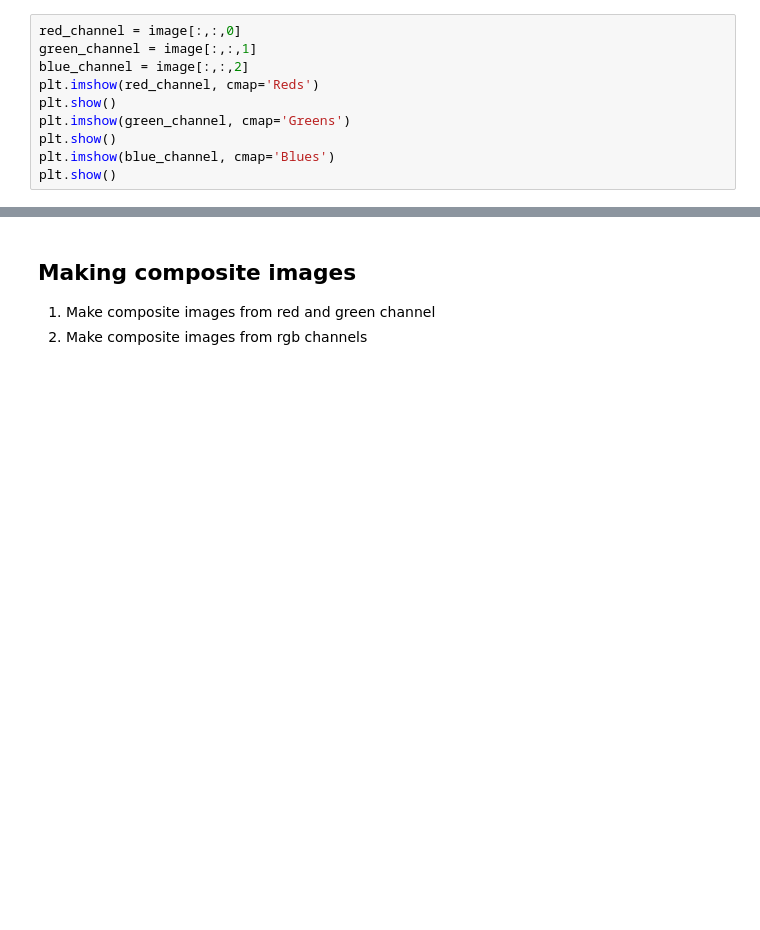
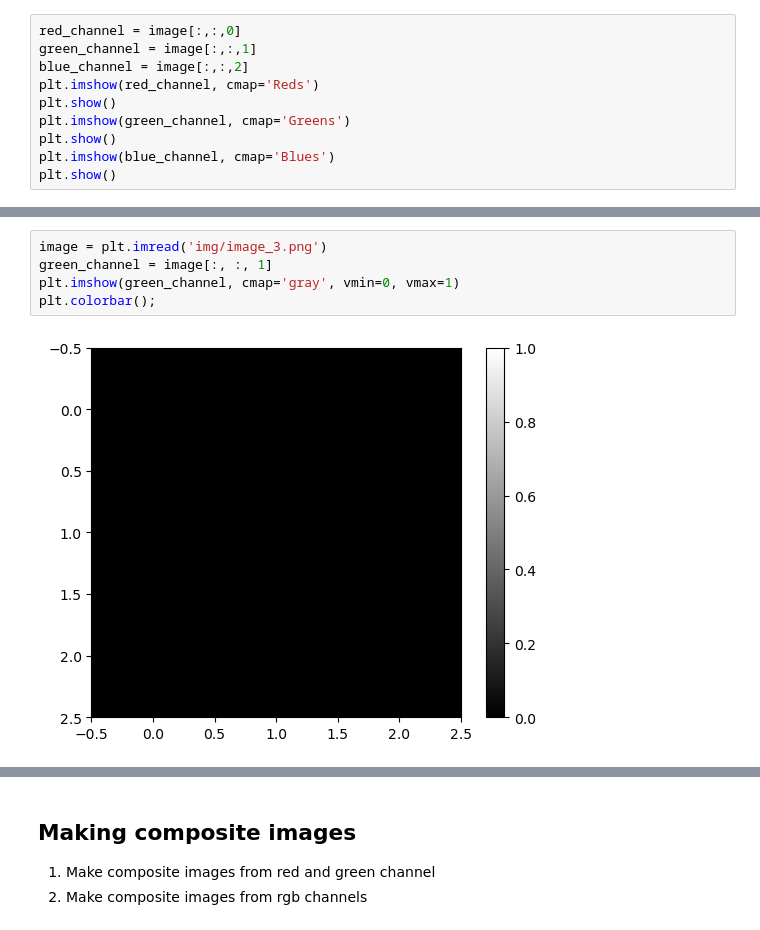
Before and after one commit to ibehave-ibots/Intro-To-Calcium-Imaging-Analysis, a Jupyter notebook: day1/1 Introduction to Numpy for Image Processing.ipynb, the cells around one changed output, grey strips where cells are left out. Drawn from its saved outputs; the diff is of its cells as text; blank space fills up the shorter version.

```diff
--- a/day1/1 Introduction to Numpy for Image Processing.ipynb
+++ b/day1/1 Introduction to Numpy for Image Processing.ipynb
@@ -204,0 +148,7 @@ plt.colorbar()
+# %%
+image = plt.imread('img/image_3.png')
+green_channel = image[:, :, 1]
+plt.imshow(green_channel, cmap='gray', vmin=0, vmax=1)
+plt.colorbar();
+# %% [output]
+[figure, added]
```
Also changed, not shown: parts of 41 cells of this notebook.
